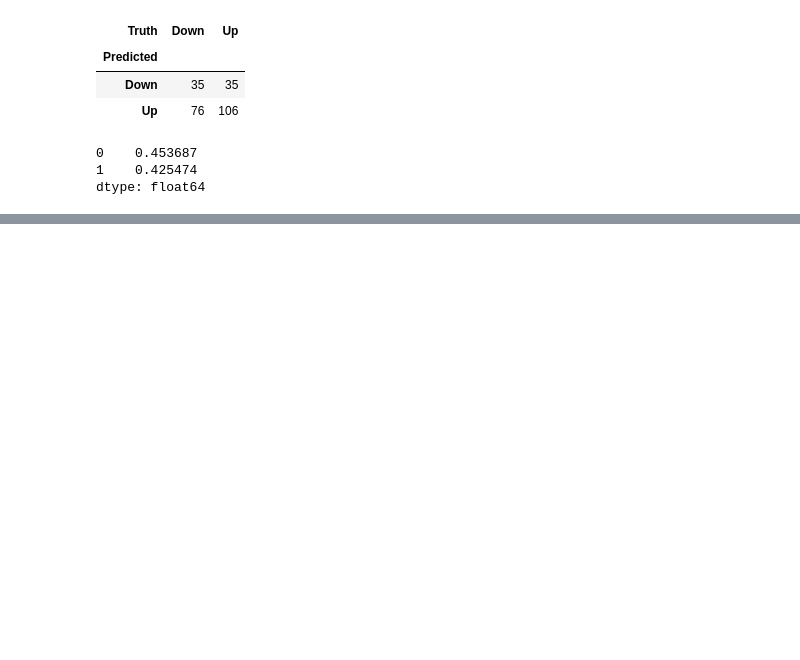
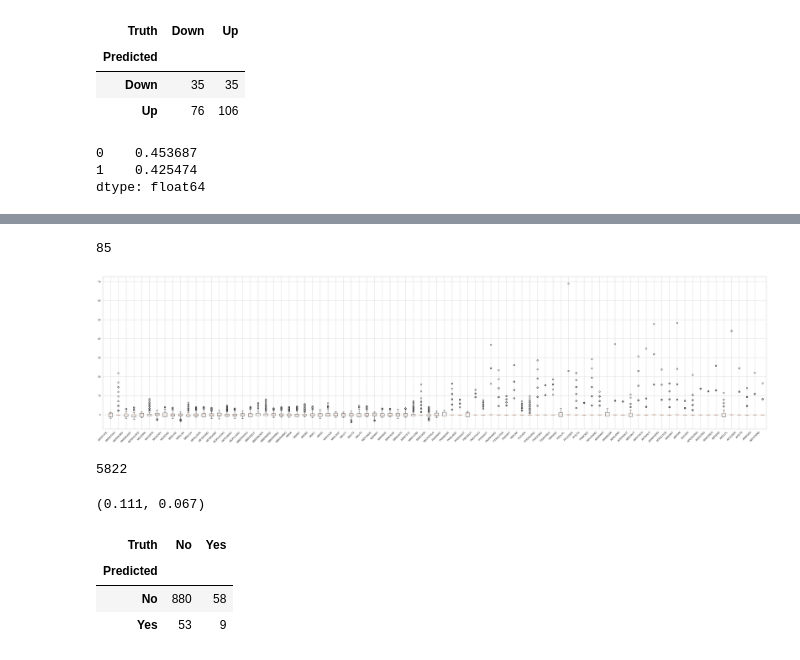
Before and after one commit to ARKA1112/ISLP_self, a Jupyter notebook: 4_classification.ipynb, the cells around one changed output, grey strips where cells are left out. Drawn from its saved outputs; the diff is of its cells as text; code cells hidden in the pictures; blank space fills up the shorter version.

```diff
--- a/4_classification.ipynb
+++ b/4_classification.ipynb
@@ -210,0 +320,3 @@ dtype: float64
+# %%
+Caravan = load_data('Caravan')
+Caravan.head()
@@ -210,0 +352,3 @@ dtype: float64
+# %%
+feature_df = Caravan.drop(columns=['Purchase'])
+feature_df.head()
@@ -210,0 +363,26 @@ dtype: float64
+# %%
+# since there are values of different scales
+# We wil standardize the dataset
+
+scaler = StandardScaler(with_mean=True,
+                        with_std=True,
+                        copy=True)
+# %%
+scaler.fit(feature_df)
+X_std = scaler.transform(feature_df)
+# %%
+len(feature_std.columns)
+# %% [output]
+85
+# %%
+feature_std = pd.DataFrame(X_std, columns=feature_df.columns)
+plt.figure(figsize=(52,12))
+plt.boxplot(feature_std)
+plt.xticks(ticks=range(len(feature_std.columns)),labels=feature_std.columns, rotation=45)
+plt.show()
+# %% [output]
+[figure, added]
+# %%
+len(Purchase)
+# %% [output]
+5822
@@ -210,0 +399,11 @@ dtype: float64
+# %%
+np.mean(y_test!=knn1_pred), np.mean(y_test!='No')
+# %% [output]
+(0.111, 0.067)
+# %%
+confusion_table(knn1_pred, y_test)
+# %% [output]
+| Truth | No | Yes |
+| Predicted |  |  |
+| No | 880 | 58 |
+| Yes | 53 | 9 |
```
Also changed, not shown: parts of 33 cells of this notebook.
